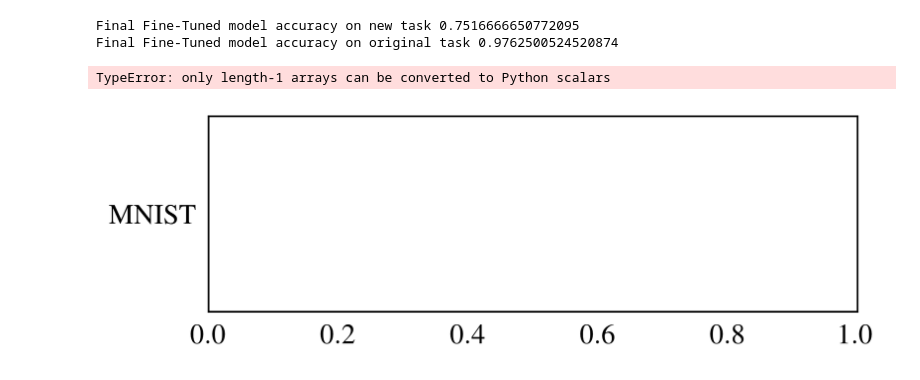
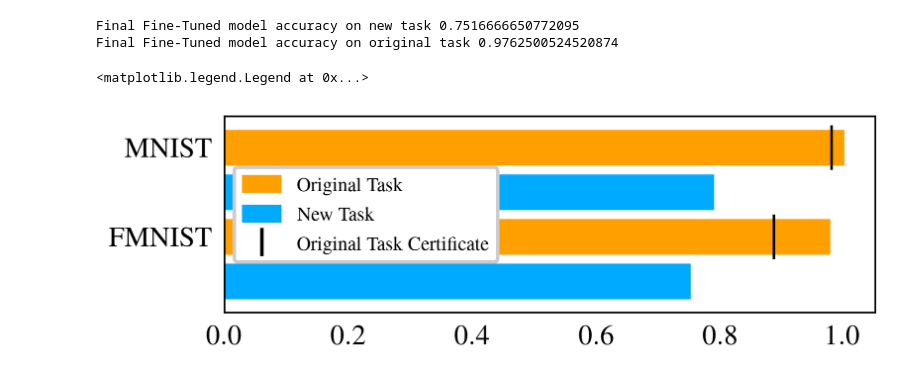
Before and after one commit to Astraval/CSAM, a Jupyter notebook: notebooks/continual_learning.ipynb, the cells around one changed output. Cells and saved outputs as stored; diff of their text form; code cells hidden in the pictures.

Commit message:
Plots for continual

```diff
--- a/notebooks/continual_learning.ipynb
+++ b/notebooks/continual_learning.ipynb
@@ -350,56 +350,36 @@ fig, ax = plt.subplots()
 
 fig.set_figheight(1)
 
 plt.rcParams.update({'ytick.left': False})
 plt.rcParams.update({'ytick.right': False})
 
-labels = ['MNIST original task', 'MNIST new task', 'FMNIST original task', 'FMNIST new task']
-# certified_values = [certified_accuracy_originial_task,0, certified_accuracy_originial_task_fmnist, 0]
-# initial_values = [0,initial_accuracy_new_task, 0, initial_accuracy_new_task_fmnist]
-# first_values = [certified_accuracy_originial_task,initial_accuracy_new_task, certified_accuracy_originial_task_fmnist, initial_accuracy_new_task_fmnist]
+labels = ['MNIST', ' ', 'FMNIST', '']
 
 fine_original = [fine_tuned_accuracy_original_task, 0, fine_tuned_accuracy_original_task_fmnist,0]
 fine_original.reverse()
 
 fine_new = [0, fine_tuned_accuracy_new_task, 0, fine_tuned_accuracy_new_task_fmnist]
 fine_new.reverse()
 
-fine = [[fine_tuned_accuracy_new_task, fine_tuned_accuracy_original_task], [fine_tuned_accuracy_new_task_fmnist, fine_tuned_accuracy_original_task_fmnist]]
-fine.reverse()
-
 certificates = [certified_accuracy_originial_task, 0, certified_accuracy_originial_task_fmnist, 0]
-certificates_w = np.array([0,1,0,1])*0.005
+certificates_w = np.array([0,1,0,1])*0.004
 certificates.reverse()
 
-# fine_values = [
-#     fine_tuned_accuracy_original_task - certified_accuracy_originial_task,
-#     fine_tuned_accuracy_new_task-initial_accuracy_new_task,
-#     fine_tuned_accuracy_original_task_fmnist - certified_accuracy_originial_task_fmnist,
-#     fine_tuned_accuracy_new_task_fmnist-initial_accuracy_new_task_fmnist,
-# ]
-# fine_values.reverse()
-# initial_values.reverse()
-# certified_values.reverse()
-# first_values.reverse()
 labels.reverse()
 
-# ax.barh(labels, certified_values, color='#00ad3a', label='Certified model')
-# ax.barh(labels, initial_values, color='#ffa000', label='Initial model')
-# ax.barh(labels, fine_values, left=first_values,color='#00aaff', label='Fine tuned model')
-
-ax.barh(labels, fine_original, color="#00aaff", label='Fine Tuned Model')
-ax.barh(labels, fine_new, color="#00aaff")
+ax.barh(labels, fine_original, color="#ffa000", label='Original Task')
+ax.barh(labels, fine_new, color="#00aaff", label='New Task')
 ax.barh(labels, certificates_w, left=certificates, color="#000000", height=1)
 
 point = Line2D([0], [0], label='Original Task Certificate', marker='|', markersize=8,
          color='#000000', linestyle='')
 
 handles, labels = plt.gca().get_legend_handles_labels()
 handles.extend([point])
 
 
 
 ax.legend(facecolor='#ffffff', framealpha=1, frameon=True, fontsize='x-small', handles=handles, handleheight=1)
 # %% [output]
-TypeError: only length-1 arrays can be converted to Python scalars
+<matplotlib.legend.Legend at 0x...>
-[figure, old version]
+[figure, new version]
```
